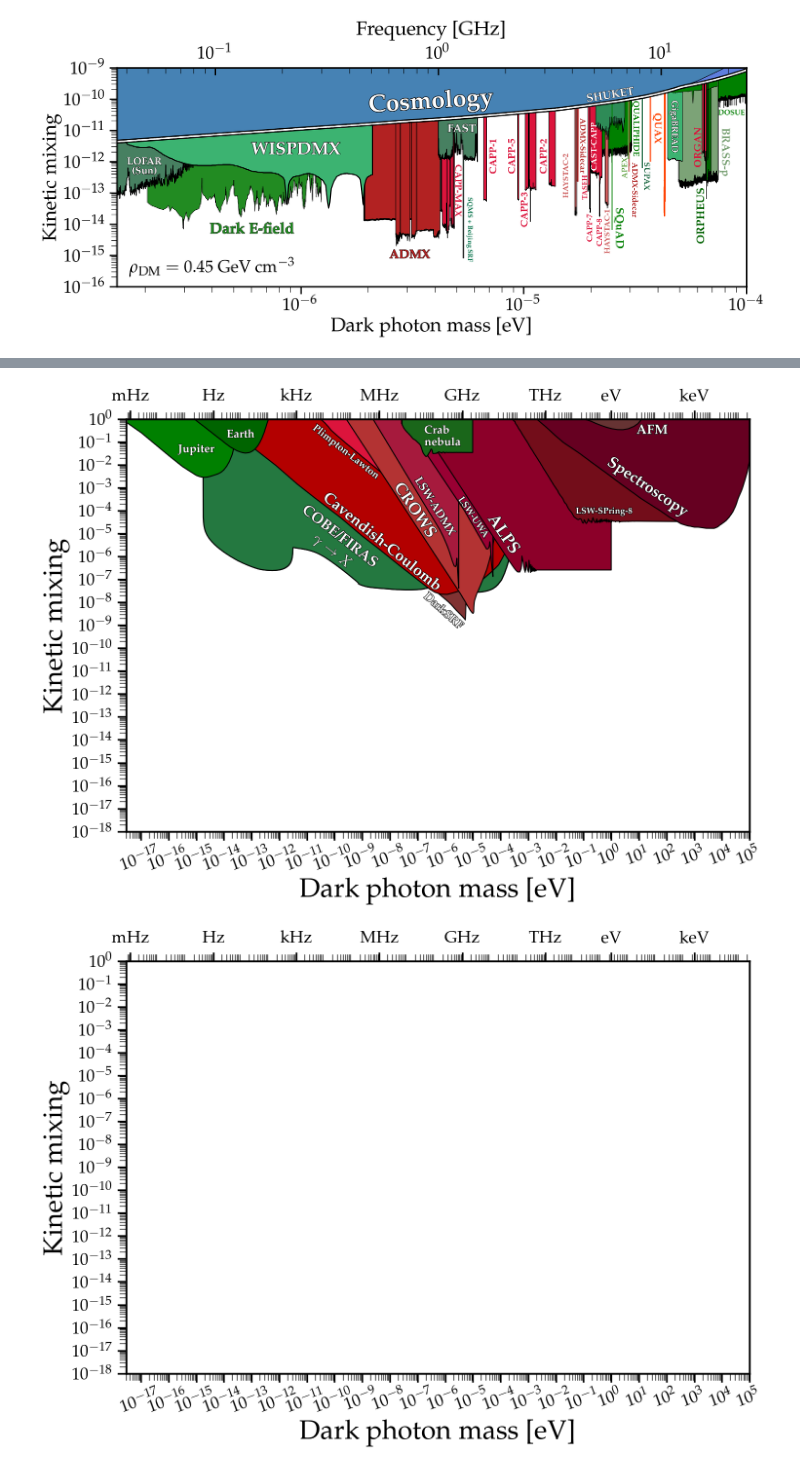
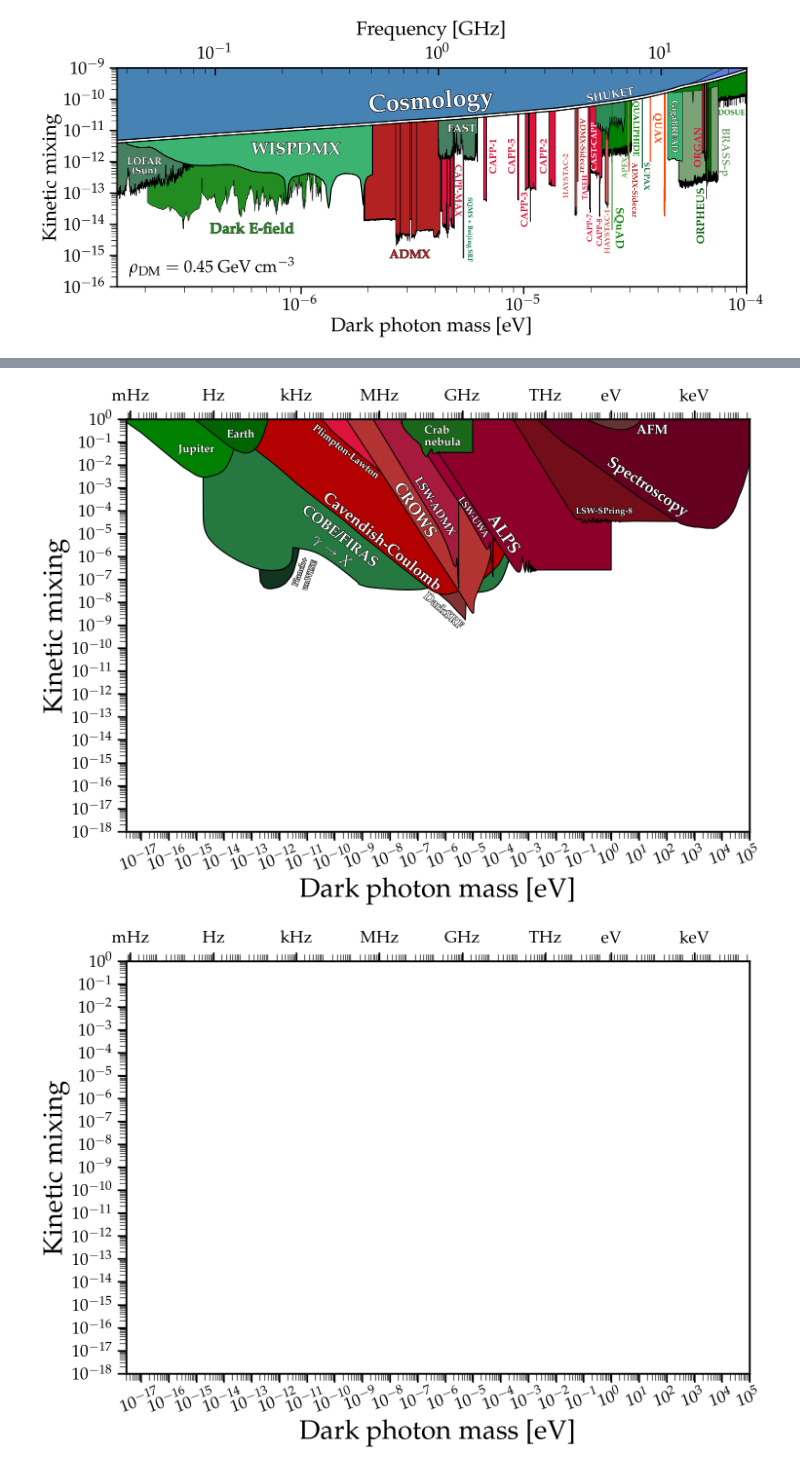
Before and after one commit to cajohare/AxionLimits, a Jupyter notebook: DarkPhoton.ipynb, the cells around one changed output, grey strips where cells are left out. Saved outputs shown, nothing was run; the diff lists cells and outputs as text; code cells hidden in the pictures.

```diff
--- a/DarkPhoton.ipynb
+++ b/DarkPhoton.ipynb
@@ -501,14 +507,15 @@ MySaveFig(fig,'DarkPhoton_Simplified')
 # %%
 fig,ax = DarkPhoton.FigSetup()
 DarkPhoton.LSW(ax)
 DarkPhoton.Coulomb(ax)
 DarkPhoton.COBEFIRAS(ax)
+DarkPhoton.Planck_unWISE(ax)
 DarkPhoton.Jupiter(ax)
 DarkPhoton.Earth(ax)
 DarkPhoton.Crab(ax)
 MySaveFig(fig,'DarkPhoton_JustPhotonSearches')
 # %% [output]
-[figure, old version]
+[figure, new version]
 # %%
 fig,ax = DarkPhoton.FigSetup()
 
```
Also changed, not shown: parts of 6 cells of this notebook, 23 other files.
